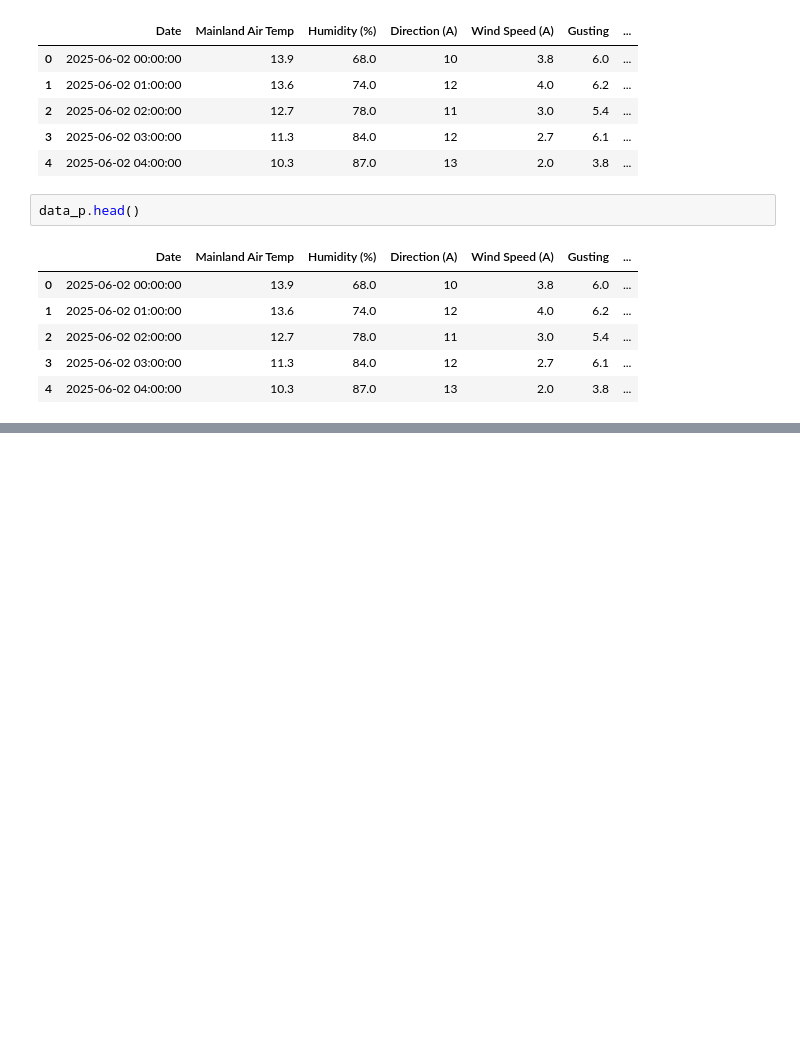
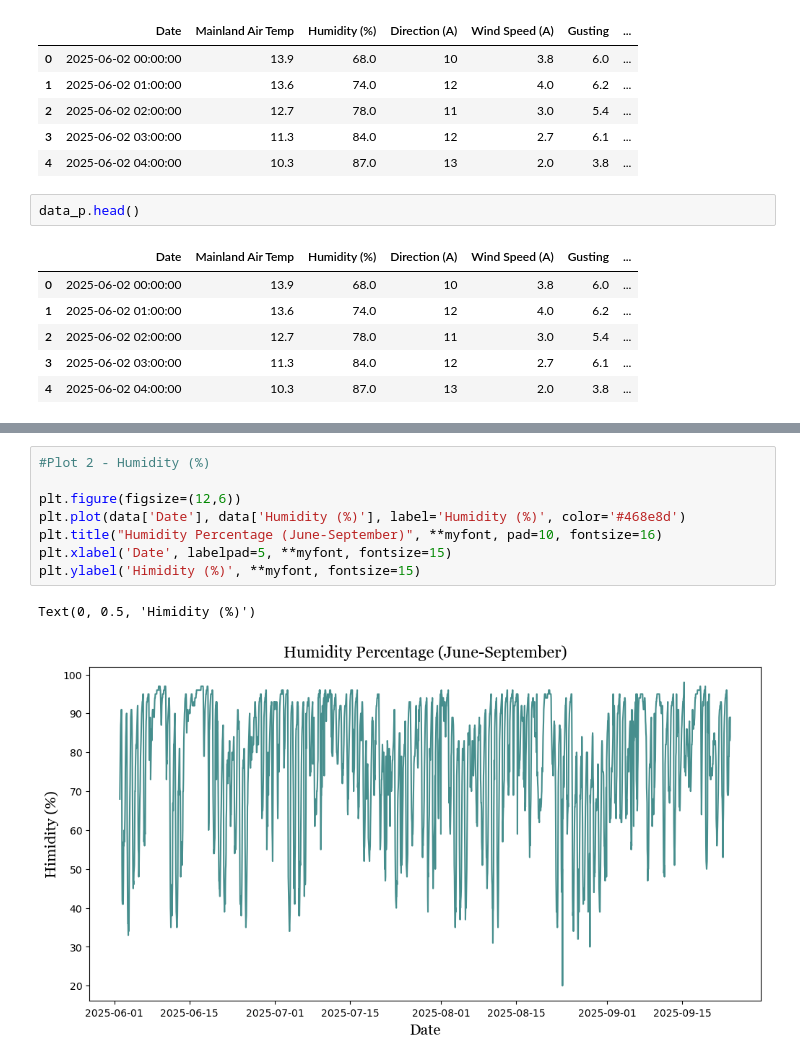
Before and after one commit to Krupamc/Research-2026-LSTM, a Jupyter notebook: graphs/graphs.ipynb, the cells around one changed output, grey strips where cells are left out. Saved outputs shown, nothing was run; the diff lists cells and outputs as text; blank space fills up the shorter version.

```diff
--- a/graphs/graphs.ipynb
+++ b/graphs/graphs.ipynb
@@ -35,0 +65,11 @@ data_p.head()
+# %%
+#Plot 2 - Humidity (%)
+
+plt.figure(figsize=(12,6))
+plt.plot(data['Date'], data['Humidity (%)'], label='Humidity (%)', color='#468e8d')
+plt.title("Humidity Percentage (June-September)", **myfont, pad=10, fontsize=16)
+plt.xlabel('Date', labelpad=5, **myfont, fontsize=15)
+plt.ylabel('Himidity (%)', **myfont, fontsize=15)
+# %% [output]
+Text(0, 0.5, 'Himidity (%)')
+[figure, added]
```
Also changed, not shown: parts of 13 cells of this notebook, 2 other files.
